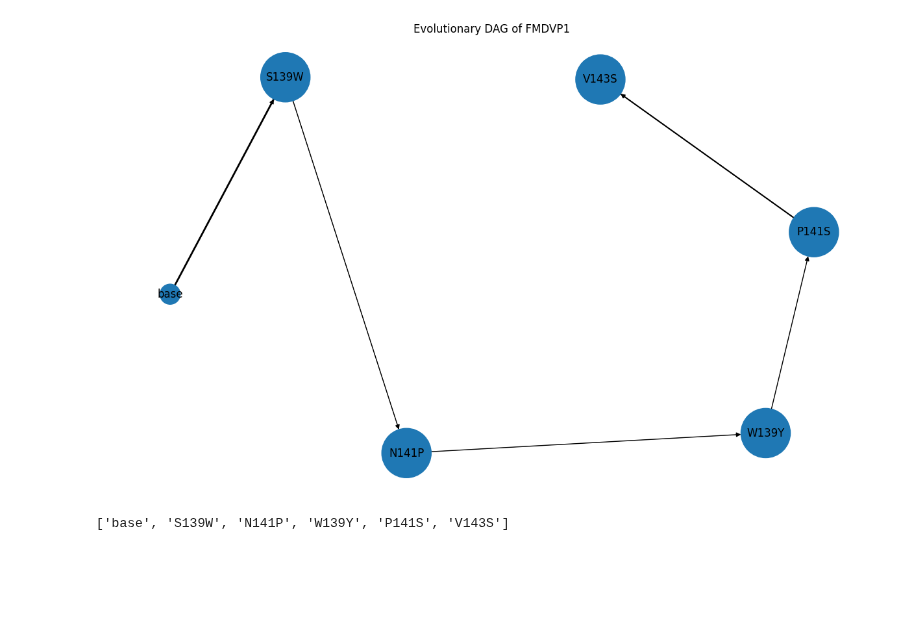
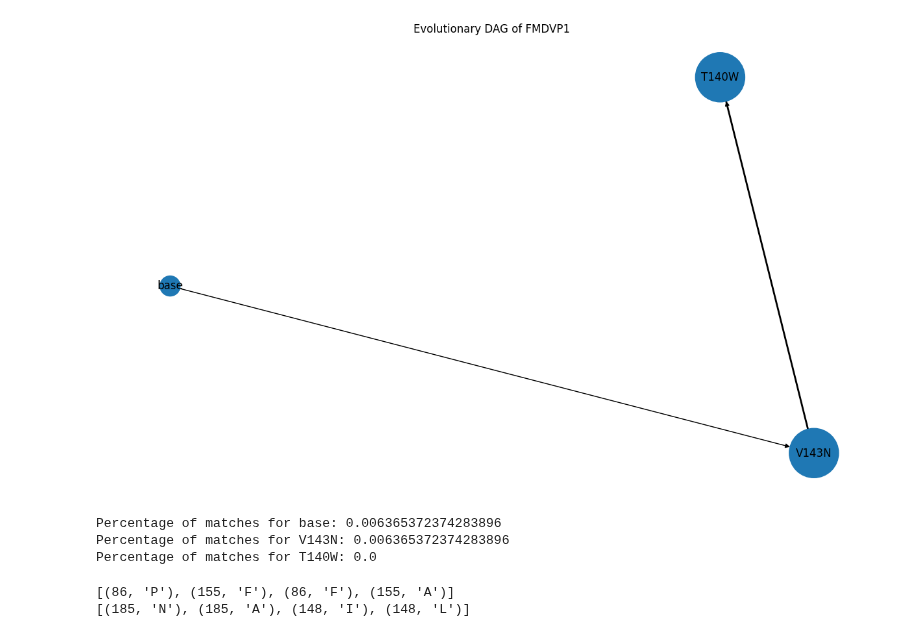
Before and after one commit to aubreyagub/esm2_for_fmdv, a Jupyter notebook: fmd_evolution/fmd-mh.ipynb, the cells around one changed output. Cells and saved outputs as stored; diff of their text form; code cells hidden in the pictures; blank space fills up the shorter version.

```diff
--- a/fmd_evolution/fmd-mh.ipynb
+++ b/fmd_evolution/fmd-mh.ipynb
@@ -30,4 +30,4 @@ mh_positions_per_seq = 2 # number of positions generated via mh
 mh_mutations_per_seq = 2 # number of amino acids generated per pos
 
 # evaluation strategy parameters
-max_generations = 5
+max_generations = 2
@@ -61,8 +67,15 @@ evolution.visualise_evolution_G()
 # %%
-evolution.get_path_with_highest_mutation_score()
+highest_score_path = evolution.get_path_with_highest_mutation_score()
 # %% [output]
-[figure, old version]
+[figure, new version]
-['base', 'S139W', 'N141P', 'W139Y', 'P141S', 'V143S']
+# %%
+import os
+alignments_file_path = os.path.join("evaluation", "FMDV_VP1_HVR_1571seq_aln.fas")
+evolution.evaluate_path_using_alignments(evolutionary_path=highest_score_path,file_path=alignments_file_path)
+# %% [output]
+Percentage of matches for base: 0.006365372374283896
+Percentage of matches for V143N: 0.006365372374283896
+Percentage of matches for T140W: 0.0
 # %%
 fmd_sequence = ProteinSequence("base",reference_seq)
 eval_strat = EvaluationStrategy(root_sequence = fmd_sequence)
@@ -74,4 +87,7 @@ evolution = Evolution(
     max_generations=max_generations)
 # %%
 evolution.evolve_sequence()
+# %% [output]
+[(86, 'P'), (155, 'F'), (86, 'F'), (155, 'A')]
+[(185, 'N'), (185, 'A'), (148, 'I'), (148, 'L')]
 # %%
```
Also changed, not shown: parts of 9 cells of this notebook, 1 other file.
